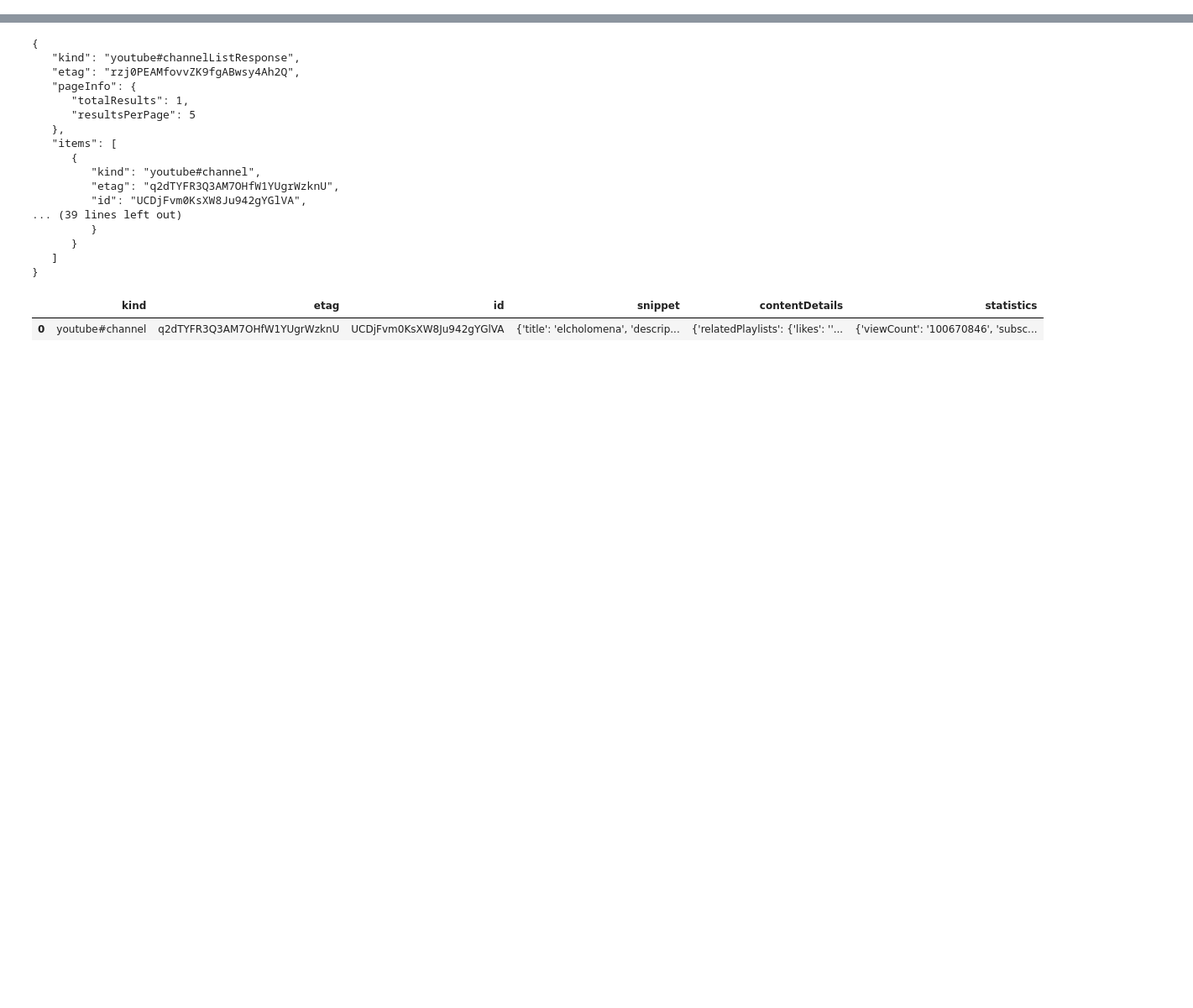
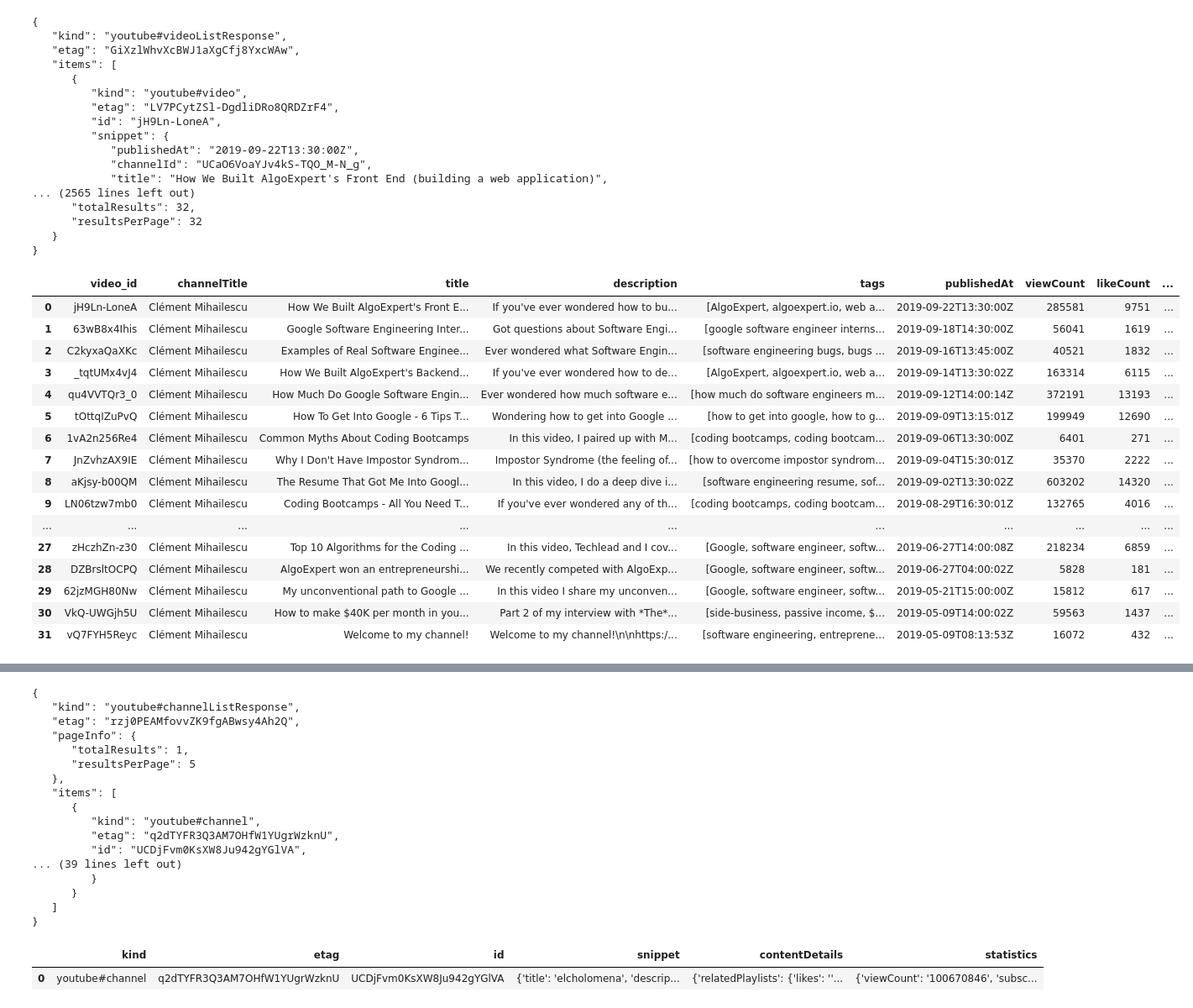
Before and after one commit to AlejMrv/data-analysis-youtube-with-api-connection, a Jupyter notebook: youtube-analysis.ipynb, the cells around one changed output, grey strips where cells are left out. Shown at 84% size. Cells and saved outputs as stored; diff of their text form; code cells hidden in the pictures; blank space fills up the shorter version.

```diff
--- a/youtube-analysis.ipynb
+++ b/youtube-analysis.ipynb
@@ -51,0 +110,76 @@ def get_channel_stats(youtube, channel_ids):
+# %%
+video_ids = get_video_ids(youtube, playlist_id)
+video_ids
+# %%
+def get_video_details(youtube, video_ids):
+
+        all_video_info = []
+
+        for i in range(0, len(video_ids), 50):
+
+                request = youtube.videos().list(
+                        part = 'snippet,contentDetails, statistics',
+                        id = ','.join(video_ids[i:i+50])
+                )
+
+
+
+        response = request.execute()
+        print(json.dumps(response, indent=3))
+
+        for video in response['items']:
+                stats_to_keep = {'snippet': ['channelTitle', 'title', 'description', 'tags', 'publishedAt'],
+                                'statistics': ['viewCount', 'likeCount', 'favouriteCount', 'commentCount'],
+                                'contentDetails': ['duration', 'definition', 'caption']
+                                }
+                video_info = {}
+                video_info['video_id'] = video['id']
+
+                for k in stats_to_keep.keys():
+                        for v in stats_to_keep[k]:
+                                try:
+                                        video_info[v] = video[k][v]
+                                except:
+                                        video_info[v] = None
+
+                all_video_info.append(video_info)
+
+        return pd.DataFrame(all_video_info)
+# %%
+video_df = get_video_details(youtube, video_ids)
+pd.DataFrame(video_df)
+# %% [output]
+{
+   "kind": "youtube#videoListResponse",
+   "etag": "GiXzlWhvXcBWJ1aXgCfj8YxcWAw",
+   "items": [
+      {
+         "kind": "youtube#video",
+         "etag": "LV7PCytZSl-DgdliDRo8QRDZrF4",
+         "id": "jH9Ln-LoneA",
+         "snippet": {
+            "publishedAt": "2019-09-22T13:30:00Z",
+            "channelId": "UCaO6VoaYJv4kS-TQO_M-N_g",
+            "title": "How We Built AlgoExpert's Front End (building a web application)",
+... (2565 lines left out)
+      "totalResults": 32,
+      "resultsPerPage": 32
+   }
+}
+|  | video_id | channelTitle | title | description | tags | publishedAt | viewCount | likeCount | ... |
+| 0 | jH9Ln-LoneA | Clément Mihailescu | How We Built AlgoExpert's Front E... | If you've ever wondered how to bu... | [AlgoExpert, algoexpert.io, web a... | 2019-09-22T13:30:00Z | 285581 | 9751 | ... |
+| 1 | 63wB8x4Ihis | Clément Mihailescu | Google Software Engineering Inter... | Got questions about Software Engi... | [google software engineer interns... | 2019-09-18T14:30:00Z | 56041 | 1619 | ... |
+| 2 | C2kyxaQaXKc | Clément Mihailescu | Examples of Real Software Enginee... | Ever wondered what Software Engin... | [software engineering bugs, bugs ... | 2019-09-16T13:45:00Z | 40521 | 1832 | ... |
+| 3 | _tqtUMx4vJ4 | Clément Mihailescu | How We Built AlgoExpert's Backend... | If you've ever wondered how to de... | [AlgoExpert, algoexpert.io, web a... | 2019-09-14T13:30:02Z | 163314 | 6115 | ... |
+| 4 | qu4VVTQr3_0 | Clément Mihailescu | How Much Do Google Software Engin... | Ever wondered how much software e... | [how much do software engineers m... | 2019-09-12T14:00:14Z | 372191 | 13193 | ... |
+| 5 | tOttqIZuPvQ | Clément Mihailescu | How To Get Into Google - 6 Tips T... | Wondering how to get into Google ... | [how to get into google, how to g... | 2019-09-09T13:15:01Z | 199949 | 12690 | ... |
+| 6 | 1vA2n256Re4 | Clément Mihailescu | Common Myths About Coding Bootcamps | In this video, I paired up with M... | [coding bootcamps, coding bootcam... | 2019-09-06T13:30:00Z | 6401 | 271 | ... |
+| 7 | JnZvhzAX9IE | Clément Mihailescu | Why I Don't Have Impostor Syndrom... | Impostor Syndrome (the feeling of... | [how to overcome impostor syndrom... | 2019-09-04T15:30:01Z | 35370 | 2222 | ... |
+| 8 | aKjsy-b00QM | Clément Mihailescu | The Resume That Got Me Into Googl... | In this video, I do a deep dive i... | [software engineering resume, sof... | 2019-09-02T13:30:02Z | 603202 | 14320 | ... |
+| 9 | LN06tzw7mb0 | Clément Mihailescu | Coding Bootcamps - All You Need T... | If you've ever wondered any of th... | [coding bootcamps, coding bootcam... | 2019-08-29T16:30:01Z | 132765 | 4016 | ... |
+| ... | ... | ... | ... | ... | ... | ... | ... | ... | ... |
+| 27 | zHczhZn-z30 | Clément Mihailescu | Top 10 Algorithms for the Coding ... | In this video, Techlead and I cov... | [Google, software engineer, softw... | 2019-06-27T14:00:08Z | 218234 | 6859 | ... |
+| 28 | DZBrsltOCPQ | Clément Mihailescu | AlgoExpert won an entrepreneurshi... | We recently competed with AlgoExp... | [Google, software engineer, softw... | 2019-06-27T04:00:02Z | 5828 | 181 | ... |
+| 29 | 62jzMGH80Nw | Clément Mihailescu | My unconventional path to Google ... | In this video I share my unconven... | [Google, software engineer, softw... | 2019-05-21T15:00:00Z | 15812 | 617 | ... |
+| 30 | VkQ-UWGjh5U | Clément Mihailescu | How to make $40K per month in you... | Part 2 of my interview with *The*... | [side-business, passive income, $... | 2019-05-09T14:00:02Z | 59563 | 1437 | ... |
+| 31 | vQ7FYH5Reyc | Clément Mihailescu | Welcome to my channel! | Welcome to my channel!\n\nhttps:/... | [software engineering, entreprene... | 2019-05-09T08:13:53Z | 16072 | 432 | ... |
```
Also changed, not shown: parts of 8 cells of this notebook.
